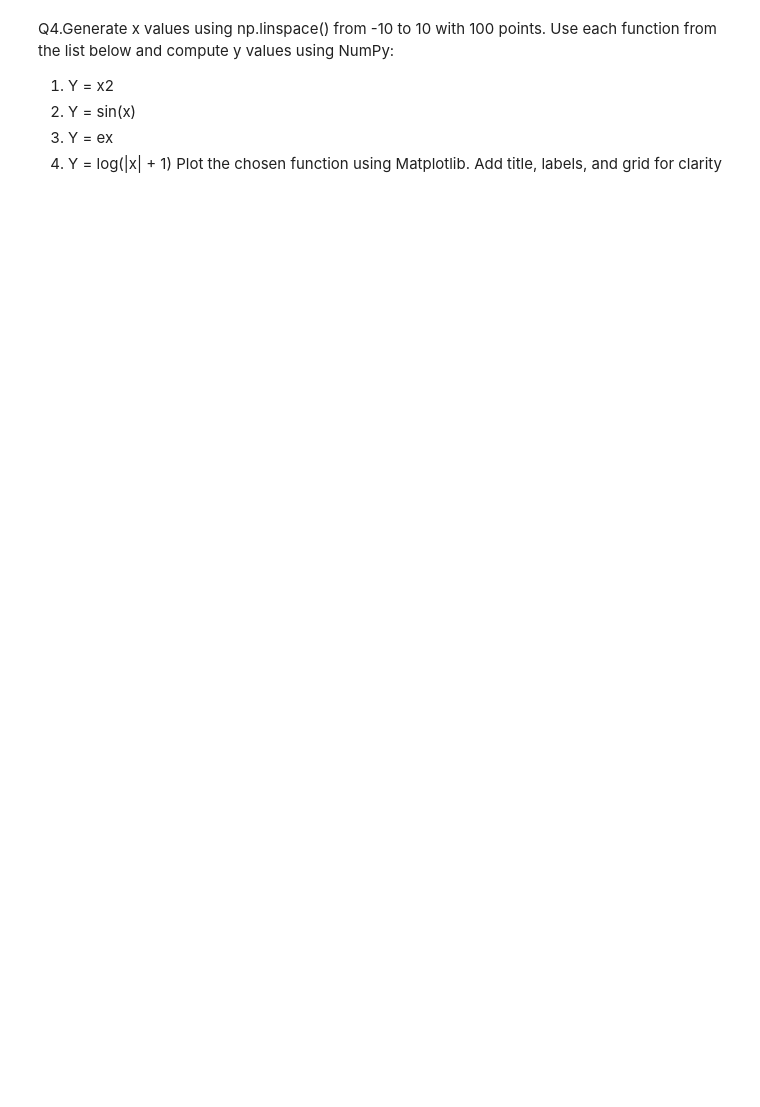
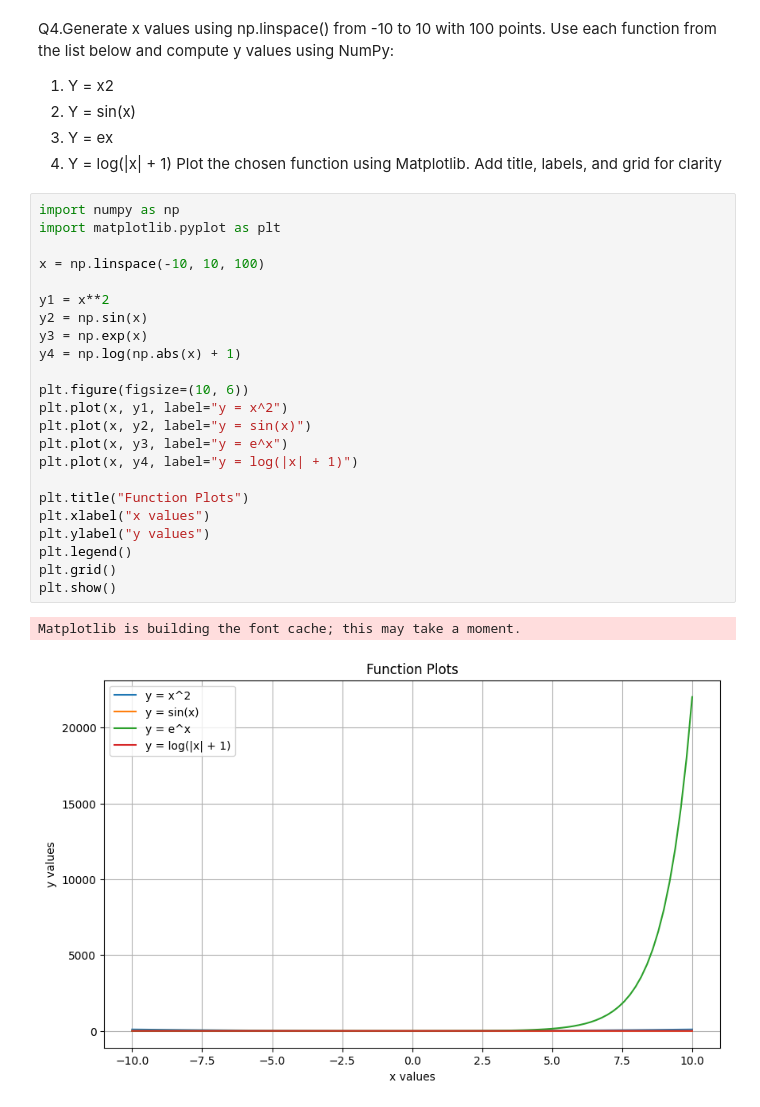
Before and after one commit to Aashish1855/102316104_UCS420, a Jupyter notebook: 102316104_A5.ipynb, the cells around one changed output. Cells and saved outputs as stored; diff of their text form; blank space fills up the shorter version.

```diff
--- a/102316104_A5.ipynb
+++ b/102316104_A5.ipynb
@@ -36,3 +110,29 @@ each function from the list below and compute y values using NumPy:
 3. Y = ex
 4. Y = log(|x| + 1)
 Plot the chosen function using Matplotlib. Add title, labels, and grid for clarity
+# %%
+import numpy as np
+import matplotlib.pyplot as plt
+
+x = np.linspace(-10, 10, 100)
+
+y1 = x**2
+y2 = np.sin(x)
+y3 = np.exp(x)
+y4 = np.log(np.abs(x) + 1)
+
+plt.figure(figsize=(10, 6))
+plt.plot(x, y1, label="y = x^2")
+plt.plot(x, y2, label="y = sin(x)")
+plt.plot(x, y3, label="y = e^x")
+plt.plot(x, y4, label="y = log(|x| + 1)")
+
+plt.title("Function Plots")
+plt.xlabel("x values")
+plt.ylabel("y values")
+plt.legend()
+plt.grid()
+plt.show()
+# %% [output]
+Matplotlib is building the font cache; this may take a moment.
+[figure, added]
```
Also changed, not shown: parts of 3 cells of this notebook, 2 other files.
